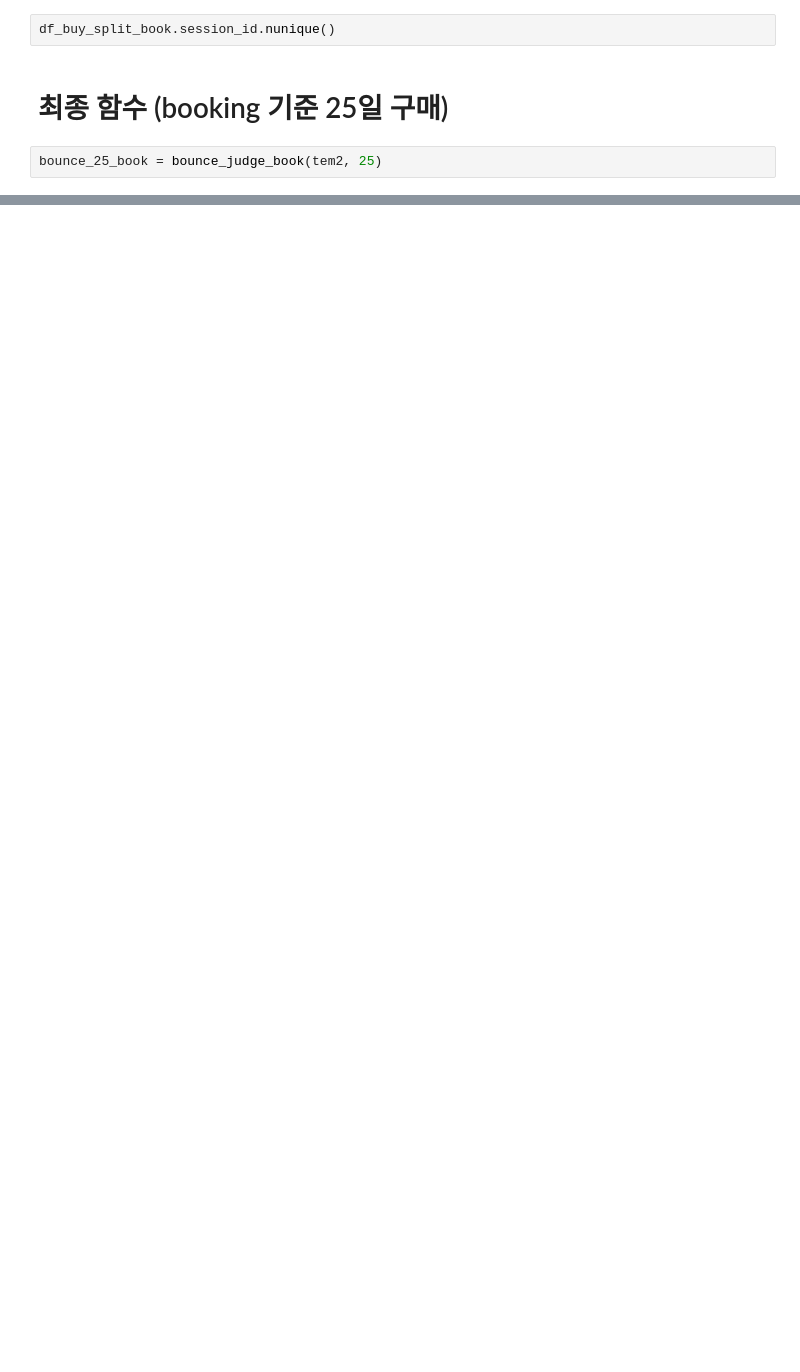
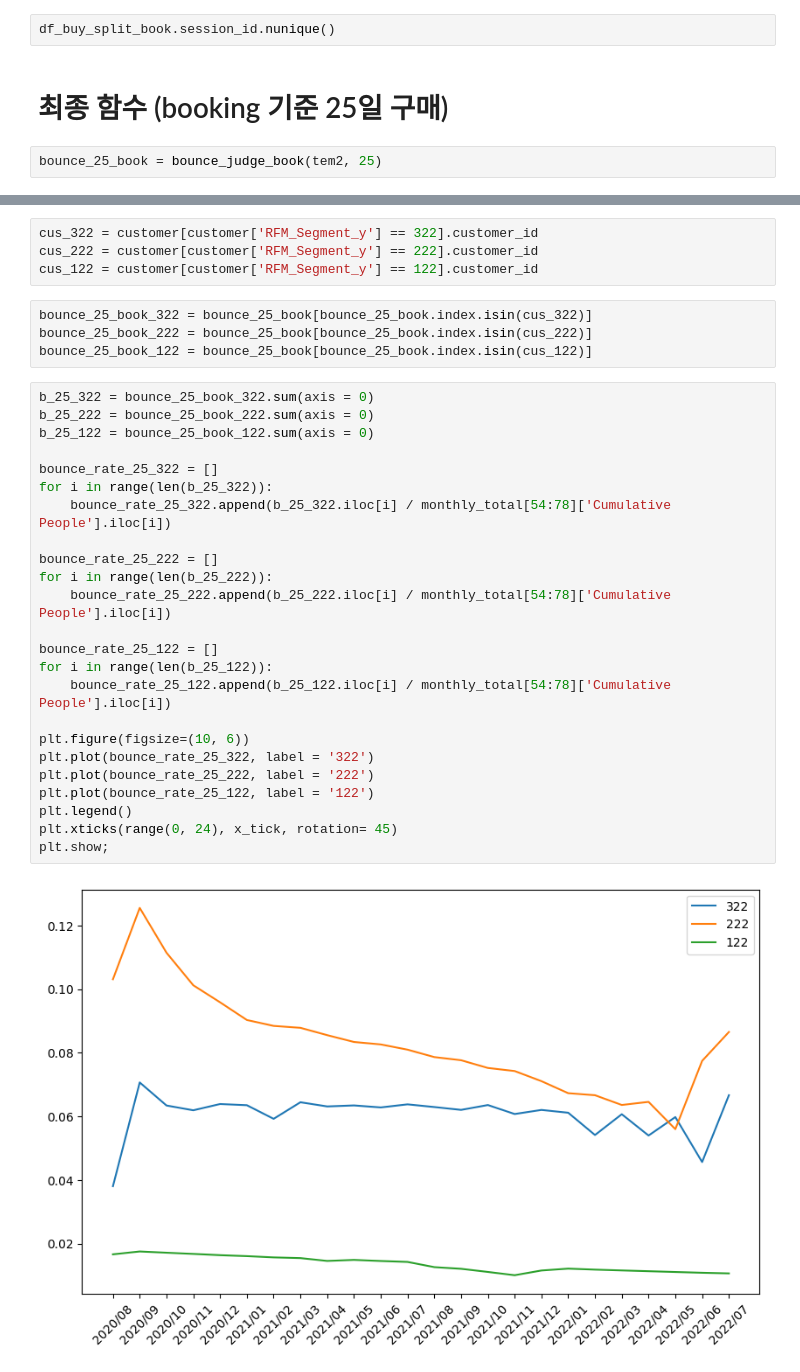
Before and after one commit to NARAEIM/tp2-da, a Jupyter notebook: bounce_function.ipynb, the cells around one changed output, grey strips where cells are left out. Cells and saved outputs as stored; diff of their text form; blank space fills up the shorter version.

```diff
--- a/bounce_function.ipynb
+++ b/bounce_function.ipynb
@@ -496,0 +530,34 @@ customer[customer["customer_id"] == 87679]
+# %%
+cus_322 = customer[customer['RFM_Segment_y'] == 322].customer_id
+cus_222 = customer[customer['RFM_Segment_y'] == 222].customer_id
+cus_122 = customer[customer['RFM_Segment_y'] == 122].customer_id
+# %%
+bounce_25_book_322 = bounce_25_book[bounce_25_book.index.isin(cus_322)]
+bounce_25_book_222 = bounce_25_book[bounce_25_book.index.isin(cus_222)]
+bounce_25_book_122 = bounce_25_book[bounce_25_book.index.isin(cus_122)]
+# %%
+b_25_322 = bounce_25_book_322.sum(axis = 0)
+b_25_222 = bounce_25_book_222.sum(axis = 0)
+b_25_122 = bounce_25_book_122.sum(axis = 0)
+
+bounce_rate_25_322 = []
+for i in range(len(b_25_322)):
+    bounce_rate_25_322.append(b_25_322.iloc[i] / monthly_total[54:78]['Cumulative People'].iloc[i])
+
+bounce_rate_25_222 = []
+for i in range(len(b_25_222)):
+    bounce_rate_25_222.append(b_25_222.iloc[i] / monthly_total[54:78]['Cumulative People'].iloc[i])
+
+bounce_rate_25_122 = []
+for i in range(len(b_25_122)):
+    bounce_rate_25_122.append(b_25_122.iloc[i] / monthly_total[54:78]['Cumulative People'].iloc[i])
+
+plt.figure(figsize=(10, 6))
+plt.plot(bounce_rate_25_322, label = '322')
+plt.plot(bounce_rate_25_222, label = '222')
+plt.plot(bounce_rate_25_122, label = '122')
+plt.legend()
+plt.xticks(range(0, 24), x_tick, rotation= 45)
+plt.show;
+# %% [output]
+[figure, added]
```
Also changed, not shown: parts of 22 cells of this notebook.
